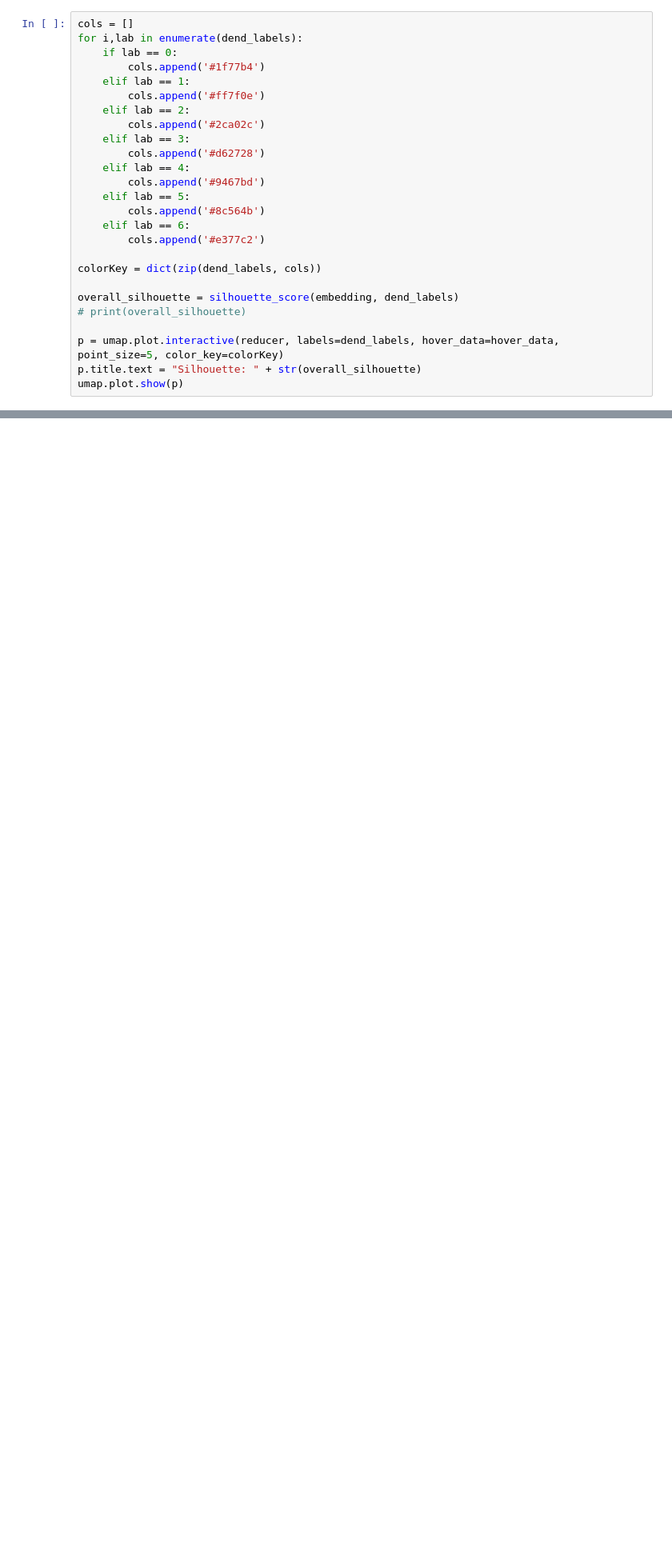
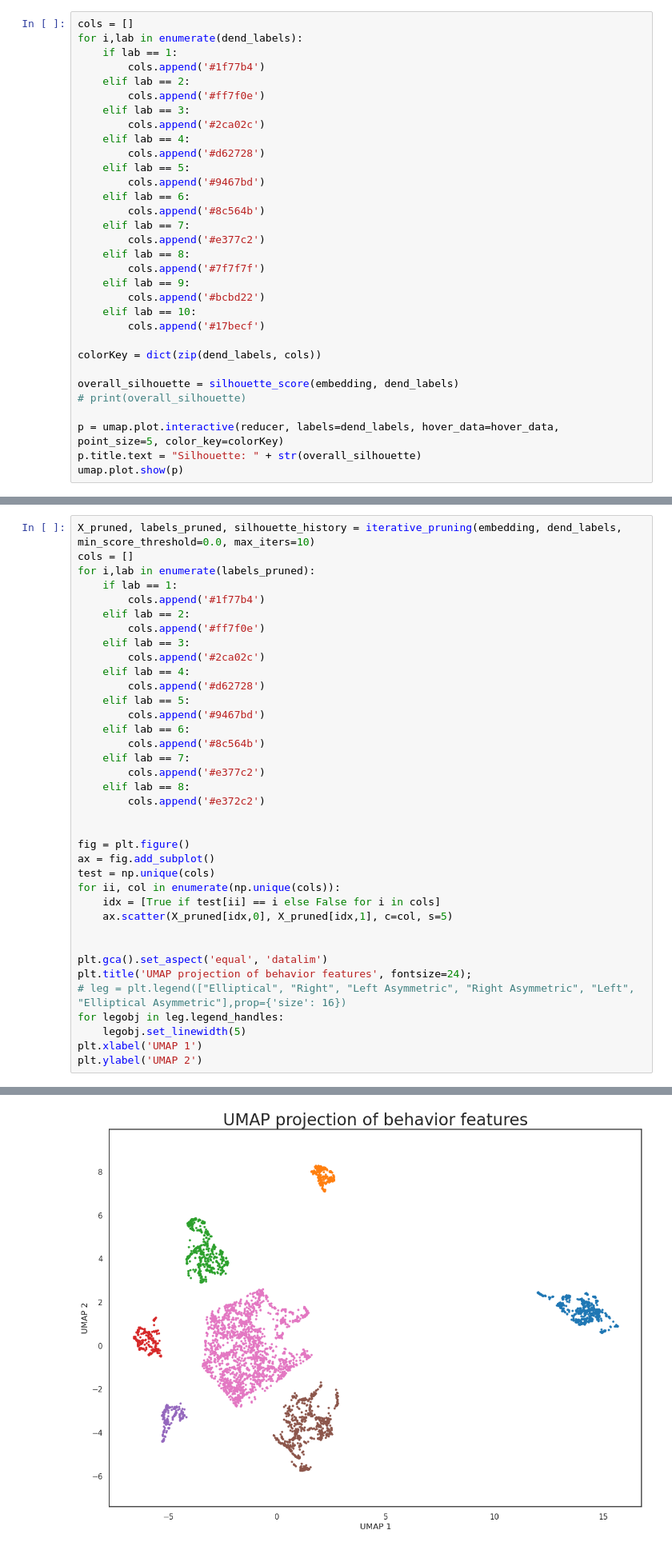
Before and after one commit to njm94/innate-behaviors, a Jupyter notebook: python/cluster_behavior.ipynb, the cells around one changed output, grey strips where cells are left out. Shown at 80% size. Drawn from its saved outputs; the diff is of its cells as text; blank space fills up the shorter version.

```diff
--- a/python/cluster_behavior.ipynb
+++ b/python/cluster_behavior.ipynb
@@ -429,20 +443,26 @@ array([6, 6, 6, ..., 5, 6, 5], dtype=int32)
 # %%
 cols = []
 for i,lab in enumerate(dend_labels):
-    if lab == 0:
+    if lab == 1:
         cols.append('#1f77b4')
-    elif lab == 1:
+    elif lab == 2:
         cols.append('#ff7f0e')
-    elif lab == 2:
+    elif lab == 3:
         cols.append('#2ca02c')
-    elif lab == 3:
+    elif lab == 4:
         cols.append('#d62728')
-    elif lab == 4:
+    elif lab == 5:
         cols.append('#9467bd')
-    elif lab == 5:
+    elif lab == 6:
         cols.append('#8c564b')
-    elif lab == 6:
+    elif lab == 7:
         cols.append('#e377c2')
+    elif lab == 8:
+        cols.append('#7f7f7f')
+    elif lab == 9:
+        cols.append('#bcbd22')
+    elif lab == 10:
+        cols.append('#17becf')
 
 colorKey = dict(zip(dend_labels, cols))
 
@@ -479 +497,39 @@ mdic = {"bFiles": bFiles, "dendrogram_labels": dend_labels, "manual_labels": lab
 savemat(time_now + "_behavior_clustering.mat", mdic)
+# %%
+X_pruned, labels_pruned, silhouette_history = iterative_pruning(embedding, dend_labels, min_score_threshold=0.0, max_iters=10)
+cols = []
+for i,lab in enumerate(labels_pruned):
+    if lab == 1:
+        cols.append('#1f77b4')
+    elif lab == 2:
+        cols.append('#ff7f0e')
+    elif lab == 3:
+        cols.append('#2ca02c')
+    elif lab == 4:
+        cols.append('#d62728')
+    elif lab == 5:
+        cols.append('#9467bd')
+    elif lab == 6:
+        cols.append('#8c564b')
+    elif lab == 7:
+        cols.append('#e377c2')
+    elif lab == 8:
+        cols.append('#e372c2')
+
+
+fig = plt.figure()
+ax = fig.add_subplot()
+test = np.unique(cols)
+for ii, col in enumerate(np.unique(cols)):
+    idx = [True if test[ii] == i else False for i in cols]
+    ax.scatter(X_pruned[idx,0], X_pruned[idx,1], c=col, s=5)
+
+
+plt.gca().set_aspect('equal', 'datalim')
+plt.title('UMAP projection of behavior features', fontsize=24);
+# leg = plt.legend(["Elliptical", "Right", "Left Asymmetric", "Right Asymmetric", "Left", "Elliptical Asymmetric"],prop={'size': 16})
+for legobj in leg.legend_handles:
+    legobj.set_linewidth(5)
+plt.xlabel('UMAP 1')
+plt.ylabel('UMAP 2')
+# %% [output]
@@ -479,0 +539 @@ savemat(time_now + "_behavior_clustering.mat", mdic)
+[figure, added]
```
Also changed, not shown: parts of 14 cells of this notebook, 8 other files.
